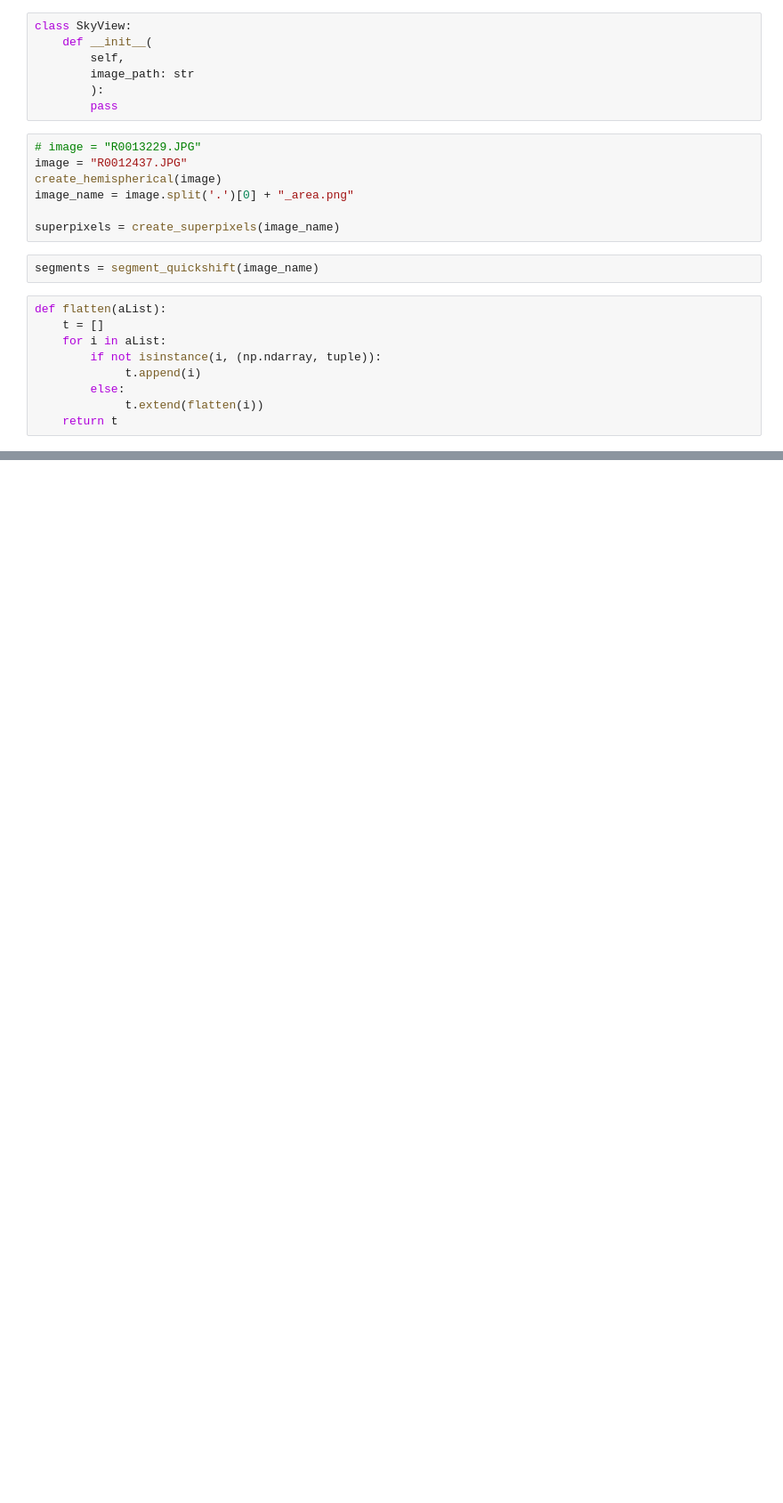
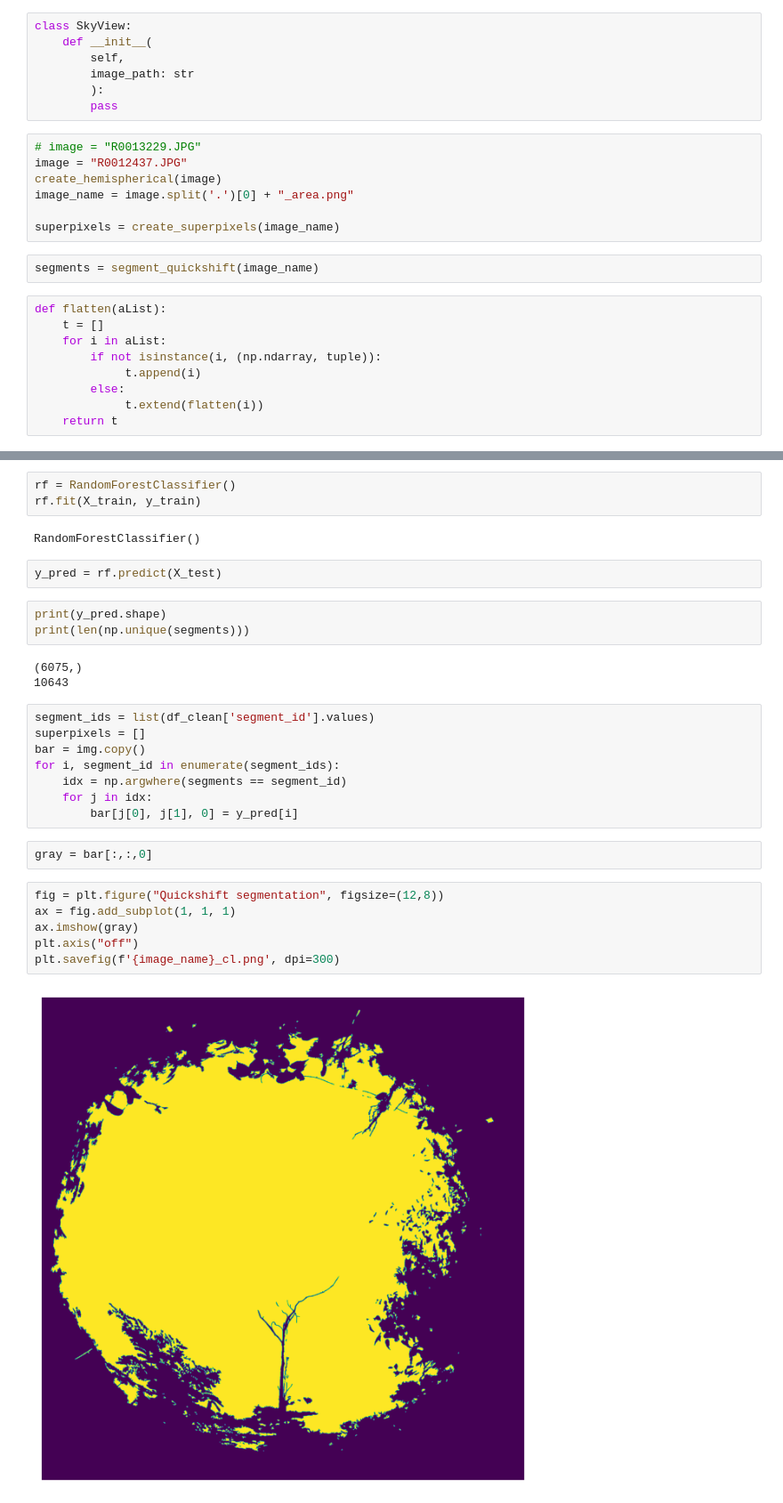
Before and after one commit to iosefa/skye, a Jupyter notebook: tests.ipynb, the cells around one changed output, grey strips where cells are left out. Shown at 89% size. Cells and saved outputs as stored; diff of their text form; blank space fills up the shorter version.

Commit message:
update initial algorithms and functions in test notebook
Signed-off-by: Iosefa Percival <ipercival@gmail.com>

```diff
--- a/tests.ipynb
+++ b/tests.ipynb
@@ -246,0 +278,31 @@ plt.show()
+# %%
+rf = RandomForestClassifier()
+rf.fit(X_train, y_train)
+# %% [output]
+RandomForestClassifier()
+# %%
+y_pred = rf.predict(X_test)
+# %%
+print(y_pred.shape)
+print(len(np.unique(segments)))
+# %% [output]
+(6075,)
+10643
+# %%
+segment_ids = list(df_clean['segment_id'].values)
+superpixels = []
+bar = img.copy()
+for i, segment_id in enumerate(segment_ids):
+    idx = np.argwhere(segments == segment_id)
+    for j in idx:
+        bar[j[0], j[1], 0] = y_pred[i]
+# %%
+gray = bar[:,:,0]
+# %%
+fig = plt.figure("Quickshift segmentation", figsize=(12,8))
+ax = fig.add_subplot(1, 1, 1)
+ax.imshow(gray)
+plt.axis("off")
+plt.savefig(f'{image_name}_cl.png', dpi=300)
+# %% [output]
+[figure, added]
```
Also changed, not shown: parts of 26 cells of this notebook.
